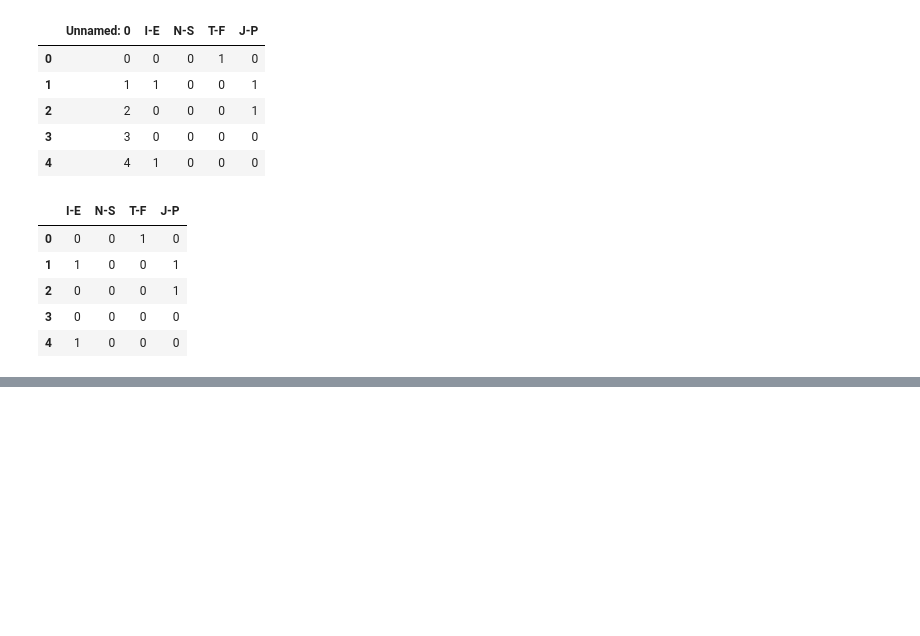
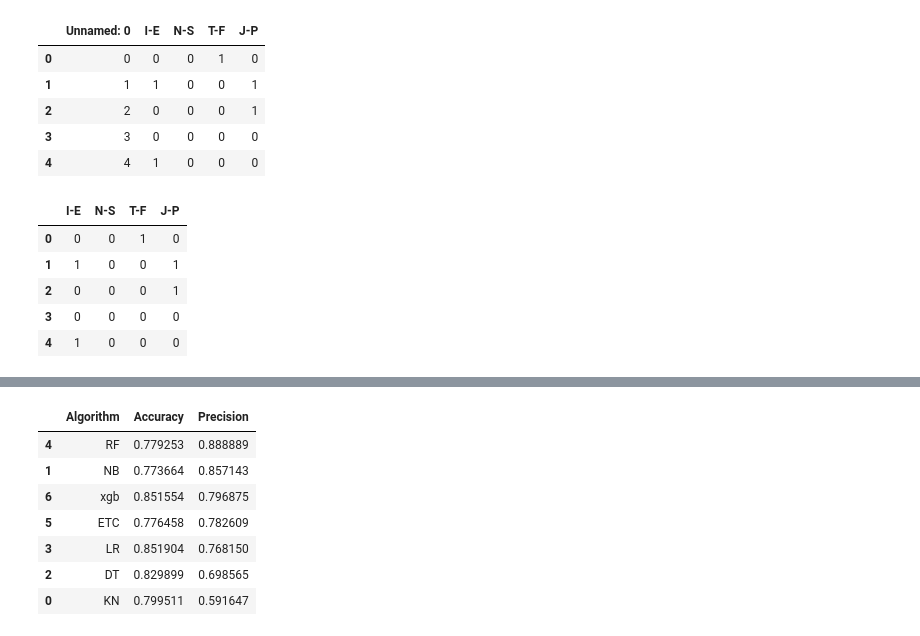
Before and after one commit to mainak-debnath/16-personality-analysis, a Jupyter notebook: 16personalities_nlp.ipynb, the cells around one changed output, grey strips where cells are left out. Cells and saved outputs as stored; diff of their text form; code cells hidden in the pictures; blank space fills up the shorter version.

```diff
--- a/16personalities_nlp.ipynb
+++ b/16personalities_nlp.ipynb
@@ -79,0 +165,2 @@ array([[0.        , 0.        , 0.        , ..., 0.        , 0.        ,
+# %%
+train_classifier(lrc,X1_train,y_train_ie,X1_test,y_test_ie)
@@ -79,0 +172,2 @@ array([[0.        , 0.        , 0.        , ..., 0.        , 0.        ,
+# %%
+train_classifier(xgb,X1_train,y_train_ie,X1_test,y_test_ie)
@@ -79,0 +191,15 @@ array([[0.        , 0.        , 0.        , ..., 0.        , 0.        ,
+# %%
+accuracy_scores = []
+precision_scores = []
+
+for name,clf in clfs.items():
+
+    current_accuracy,current_precision, current_cm = train_classifier(clf, X1_train,y_train_ie,X1_test,y_test_ie)
+
+    print("For ",name)
+    print("Accuracy - ",current_accuracy)
+    print("Precision - ",current_precision)
+    print("Confusion Matrix - \n", current_cm)
+
+    accuracy_scores.append(current_accuracy)
+    precision_scores.append(current_precision)
@@ -79,0 +224,13 @@ array([[0.        , 0.        , 0.        , ..., 0.        , 0.        ,
+# %%
+performance_df = pd.DataFrame({'Algorithm':clfs.keys(),'Accuracy':accuracy_scores,'Precision':precision_scores}).sort_values('Precision',ascending=False)
+# %%
+performance_df
+# %% [output]
+|  | Algorithm | Accuracy | Precision |
+| 4 | RF | 0.779253 | 0.888889 |
+| 1 | NB | 0.773664 | 0.857143 |
+| 6 | xgb | 0.851554 | 0.796875 |
+| 5 | ETC | 0.776458 | 0.782609 |
+| 3 | LR | 0.851904 | 0.768150 |
+| 2 | DT | 0.829899 | 0.698565 |
+| 0 | KN | 0.799511 | 0.591647 |
```
Also changed, not shown: parts of 60 cells of this notebook, 6 other files.
